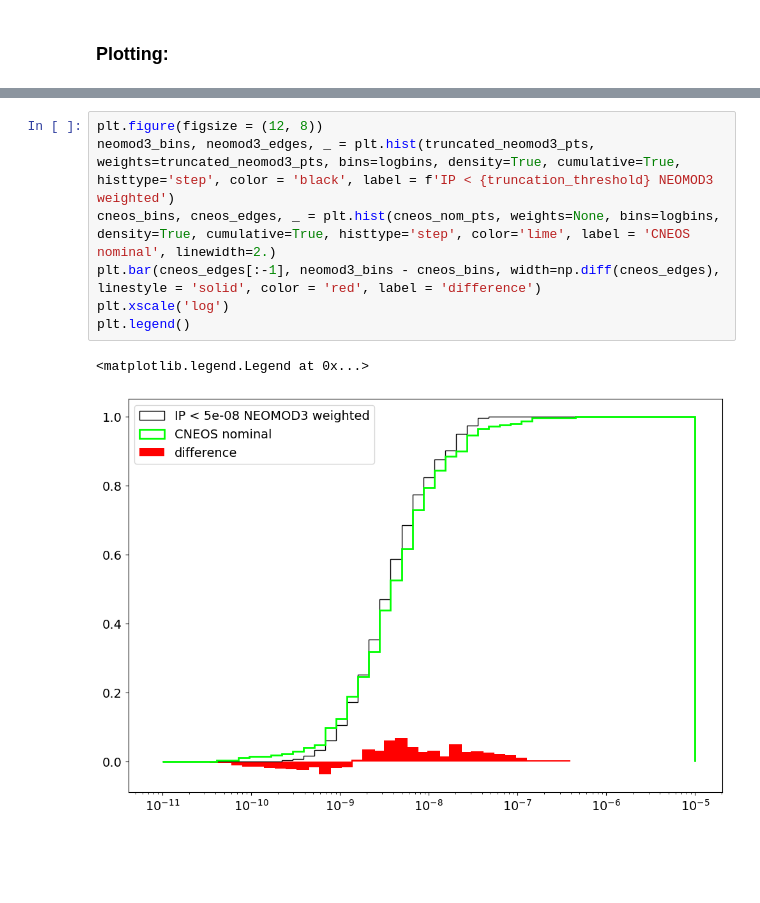
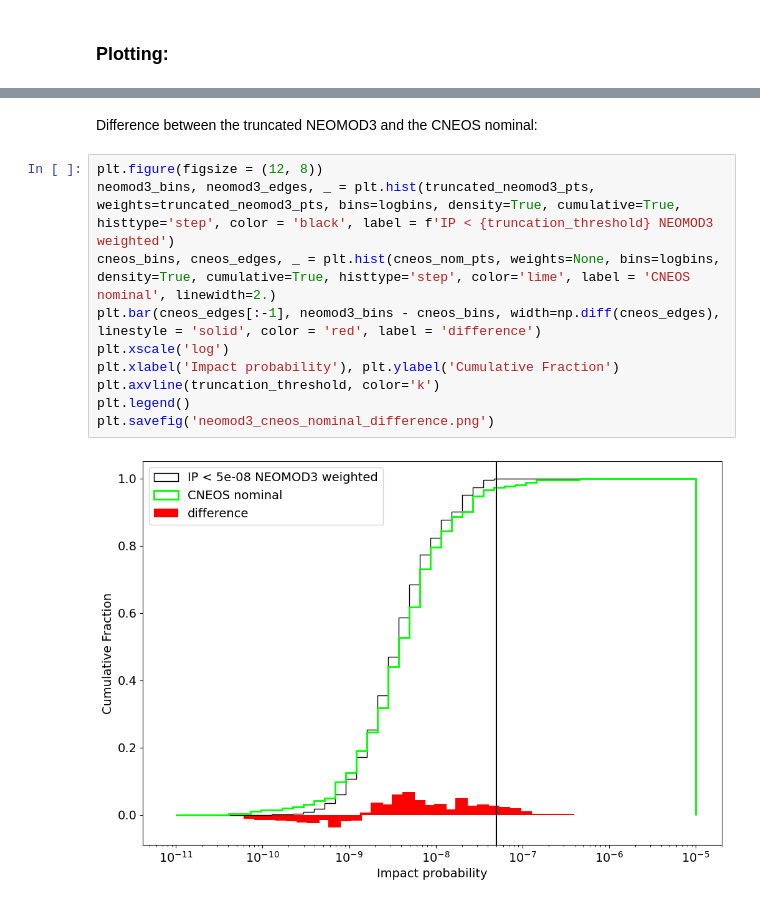
Before and after one commit to ia-chow/Thesis, a Jupyter notebook: dynamics/impact_probabilities.ipynb, the cells around one changed output, grey strips where cells are left out. Drawn from its saved outputs; the diff is of its cells as text; blank space fills up the shorter version.

Commit message:
added the difference between the neomod3 truncated and cneos nominal plot as well

```diff
--- a/dynamics/impact_probabilities.ipynb
+++ b/dynamics/impact_probabilities.ipynb
@@ -516,10 +517,14 @@ plt.legend()
+# %% [markdown]
+Difference between the truncated NEOMOD3 and the CNEOS nominal:
 # %%
 plt.figure(figsize = (12, 8))
 neomod3_bins, neomod3_edges, _ = plt.hist(truncated_neomod3_pts, weights=truncated_neomod3_pts, bins=logbins, density=True, cumulative=True, histtype='step', color = 'black', label = f'IP < {truncation_threshold} NEOMOD3 weighted')
 cneos_bins, cneos_edges, _ = plt.hist(cneos_nom_pts, weights=None, bins=logbins, density=True, cumulative=True, histtype='step', color='lime', label = 'CNEOS nominal', linewidth=2.)
 plt.bar(cneos_edges[:-1], neomod3_bins - cneos_bins, width=np.diff(cneos_edges), linestyle = 'solid', color = 'red', label = 'difference')
 plt.xscale('log')
+plt.xlabel('Impact probability'), plt.ylabel('Cumulative Fraction')
+plt.axvline(truncation_threshold, color='k')
 plt.legend()
+plt.savefig('neomod3_cneos_nominal_difference.png')
 # %% [output]
-<matplotlib.legend.Legend at 0x...>
-[figure, old version]
+[figure, new version]
```
Also changed, not shown: parts of 1 cell of this notebook, 2 other files.
